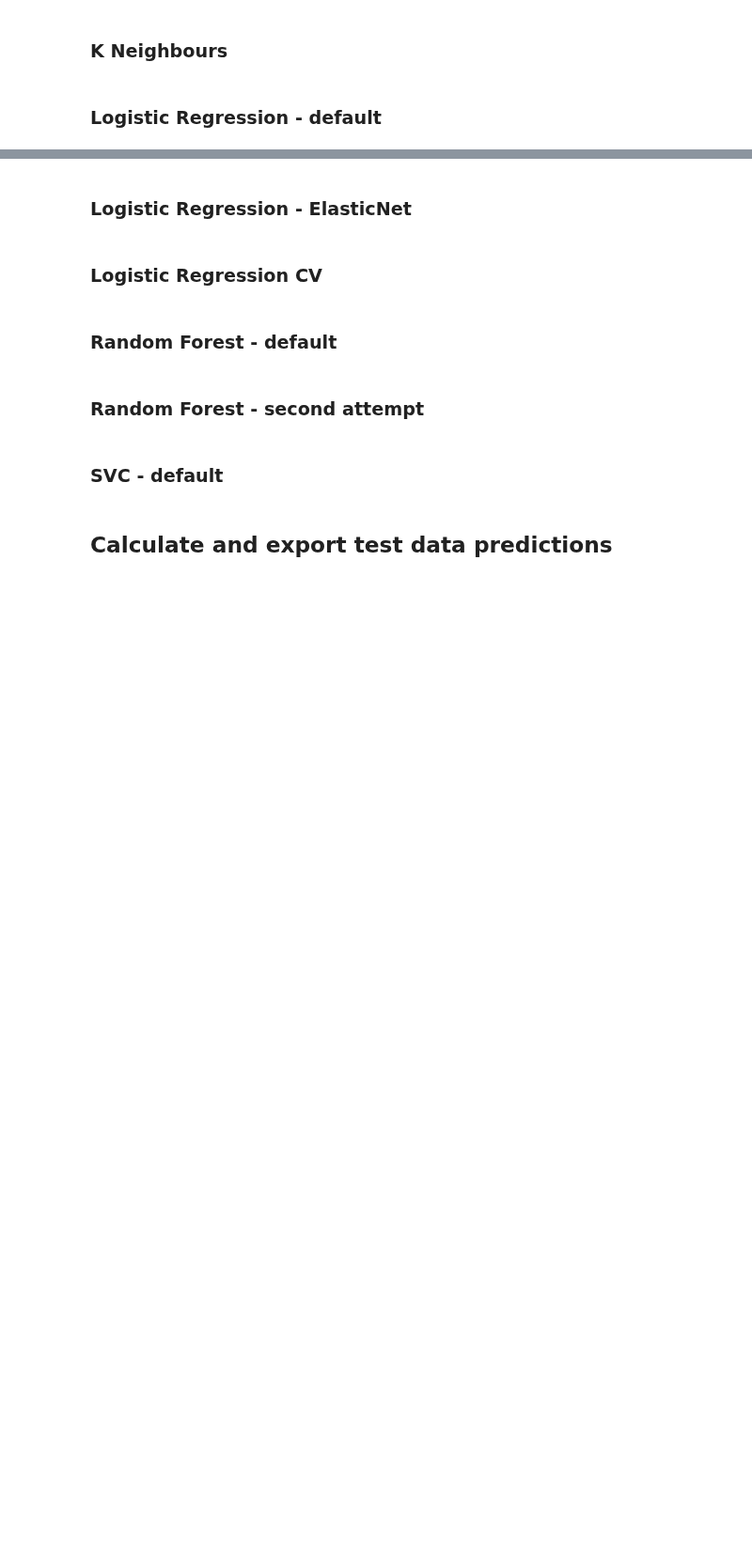
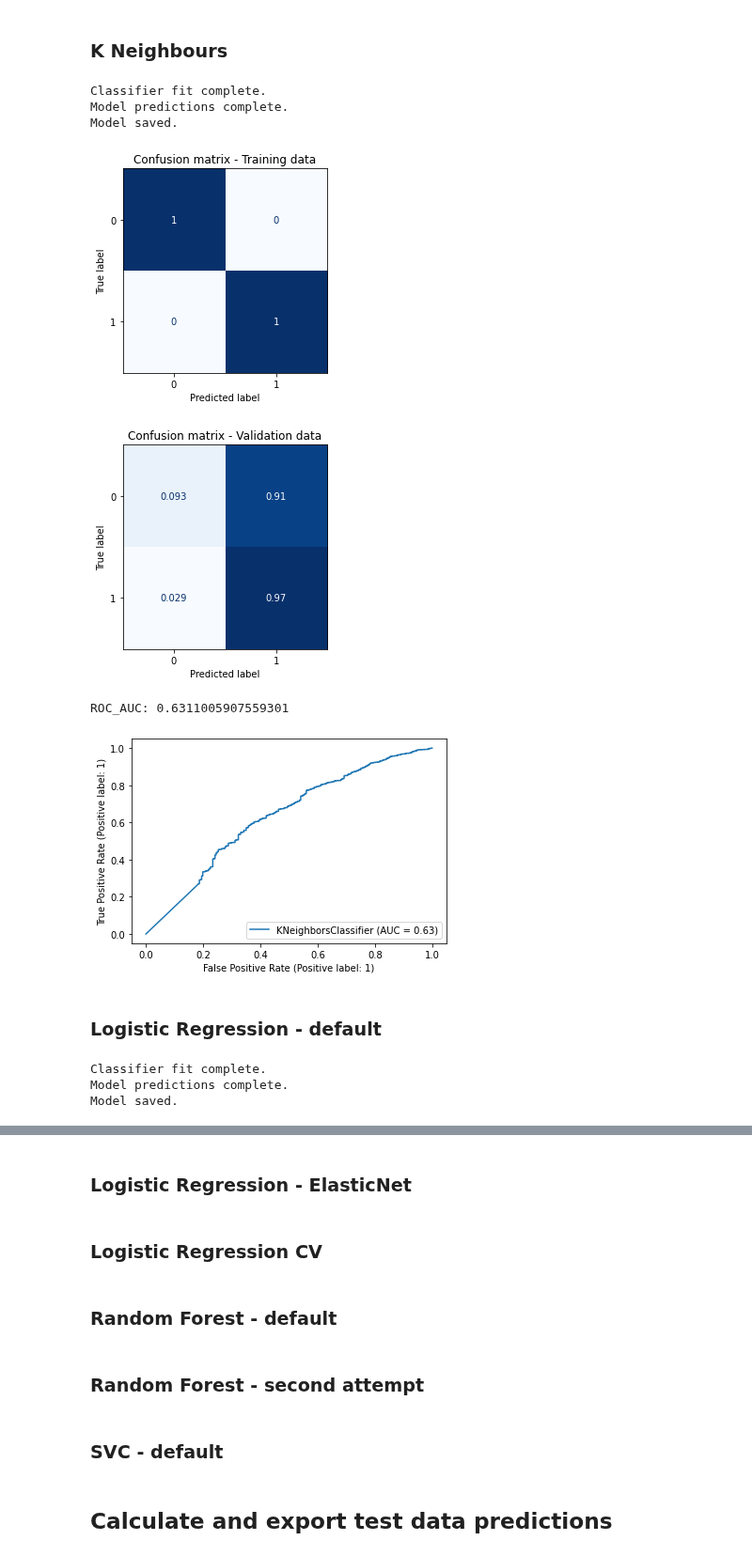
Before and after one commit to chrimaho/MDSI_ADSI_FEB21_AT1, a Jupyter notebook: notebooks/David/adsi_at1_parta.ipynb, the cells around one changed output, grey strips where cells are left out. Shown at 94% size. Drawn from its saved outputs; the diff is of its cells as text; code cells hidden in the pictures; blank space fills up the shorter version.

```diff
--- a/notebooks/David/adsi_at1_parta.ipynb
+++ b/notebooks/David/adsi_at1_parta.ipynb
@@ -76,8 +76,6 @@ X_test = scaler.fit_transform(df_test)
 #np.save('../../data/processed/X_test', X_test)
 # %% [markdown]
 ## Set up experiment space
-# %%
-name = []
 # %%
 def plot_cm_roc(reg):
 
@@ -116,8 +112,9 @@ def fit_predict_save(reg, name):
     print("Model predictions complete.")
 
     # Save fitted model into model folder
-    save_path = "'../../models/David/'"+name+"'.joblib'"
+    save_path = ('../../models/David/'"%s"'.joblib' % name)
     dump(reg,  save_path)
+    print("Model saved.")
 # %% [markdown]
 ## Experimentation
 # %% [markdown]
@@ -148,5 +134,4 @@ plot_cm_roc(linear_svc)
 # %%
 # Create and fit classifier
 from sklearn.neighbors import KNeighborsClassifier
-neigh = KNeighborsClassifier(n_neighbors=10, weights='distance')
-neigh.fit(X_train_res, y_train_res)
+reg = KNeighborsClassifier(n_neighbors=10, weights='distance')
@@ -160,5 +138,16 @@ y_val_pred = neigh.predict(X_val)
+# %%
+fit_predict_save(reg, 'neigh_res')
+# %% [output]
+Classifier fit complete.
+Model predictions complete.
+Model saved.
 # %%
-plot_cm_roc(neigh)
+plot_cm_roc(reg)
+# %% [output]
+[figure, added]
+[figure, added]
+ROC_AUC: 0.6311005907559301
+[figure, added]
 # %% [markdown]
 ### Logistic Regression - default
 # %%
@@ -176 +157,7 @@ y_val_pred = log_reg.predict(X_val)
+# %%
+fit_predict_save(reg, 'log_reg')
+# %% [output]
+Classifier fit complete.
+Model predictions complete.
+Model saved.
 # %%
```
Also changed, not shown: parts of 11 cells of this notebook, 2 other files.
